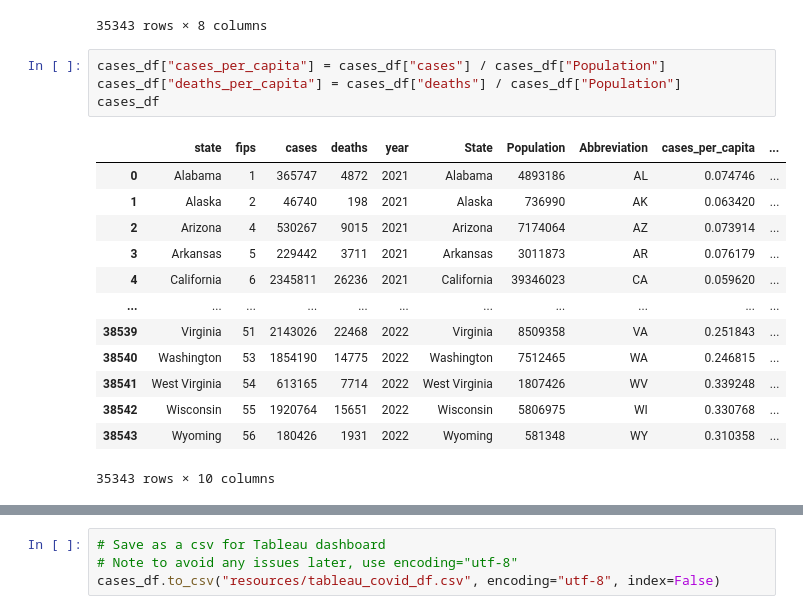
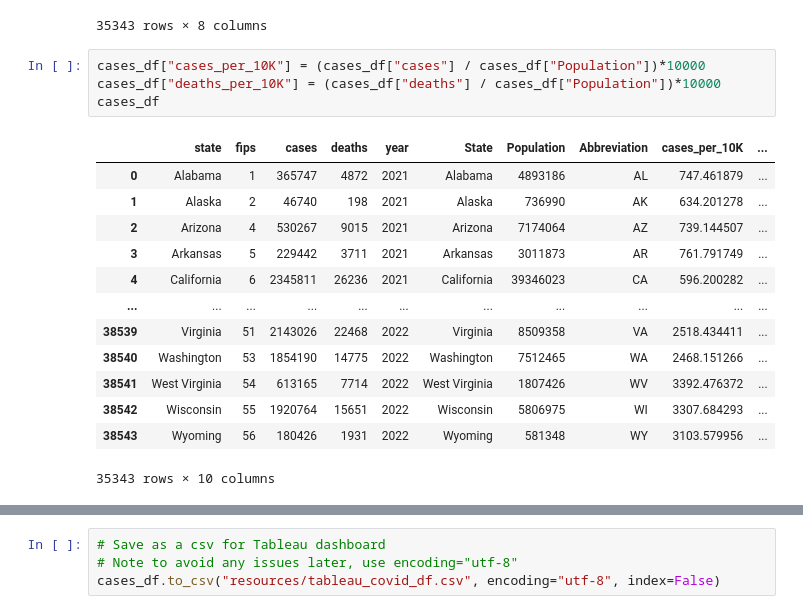
Before and after one commit to uzmabb182/Data602_Assignments, a Jupyter notebook: Final_Project_Data_602/census_api.ipynb, the cells around one changed output, grey strips where cells are left out. Saved outputs shown, nothing was run; the diff lists cells and outputs as text.

```diff
--- a/Final_Project_Data_602/census_api.ipynb
+++ b/Final_Project_Data_602/census_api.ipynb
@@ -286,20 +303,20 @@ cases_df
 | 38543 | Wyoming | 56 | 180426 | 1931 | 2022 | Wyoming | 581348 | WY |
 35343 rows × 8 columns
 # %%
-cases_df["cases_per_capita"] = cases_df["cases"] / cases_df["Population"]
-cases_df["deaths_per_capita"] = cases_df["deaths"] / cases_df["Population"]
+cases_df["cases_per_10K"] = (cases_df["cases"] / cases_df["Population"])*10000
+cases_df["deaths_per_10K"] = (cases_df["deaths"] / cases_df["Population"])*10000
 cases_df
 # %% [output]
-|  | state | fips | cases | deaths | year | State | Population | Abbreviation | cases_per_capita | ... |
-| 0 | Alabama | 1 | 365747 | 4872 | 2021 | Alabama | 4893186 | AL | 0.074746 | ... |
-| 1 | Alaska | 2 | 46740 | 198 | 2021 | Alaska | 736990 | AK | 0.063420 | ... |
-| 2 | Arizona | 4 | 530267 | 9015 | 2021 | Arizona | 7174064 | AZ | 0.073914 | ... |
-| 3 | Arkansas | 5 | 229442 | 3711 | 2021 | Arkansas | 3011873 | AR | 0.076179 | ... |
-| 4 | California | 6 | 2345811 | 26236 | 2021 | California | 39346023 | CA | 0.059620 | ... |
+|  | state | fips | cases | deaths | year | State | Population | Abbreviation | cases_per_10K | ... |
+| 0 | Alabama | 1 | 365747 | 4872 | 2021 | Alabama | 4893186 | AL | 747.461879 | ... |
+| 1 | Alaska | 2 | 46740 | 198 | 2021 | Alaska | 736990 | AK | 634.201278 | ... |
+| 2 | Arizona | 4 | 530267 | 9015 | 2021 | Arizona | 7174064 | AZ | 739.144507 | ... |
+| 3 | Arkansas | 5 | 229442 | 3711 | 2021 | Arkansas | 3011873 | AR | 761.791749 | ... |
+| 4 | California | 6 | 2345811 | 26236 | 2021 | California | 39346023 | CA | 596.200282 | ... |
 | ... | ... | ... | ... | ... | ... | ... | ... | ... | ... | ... |
-| 38539 | Virginia | 51 | 2143026 | 22468 | 2022 | Virginia | 8509358 | VA | 0.251843 | ... |
-| 38540 | Washington | 53 | 1854190 | 14775 | 2022 | Washington | 7512465 | WA | 0.246815 | ... |
-| 38541 | West Virginia | 54 | 613165 | 7714 | 2022 | West Virginia | 1807426 | WV | 0.339248 | ... |
-| 38542 | Wisconsin | 55 | 1920764 | 15651 | 2022 | Wisconsin | 5806975 | WI | 0.330768 | ... |
-| 38543 | Wyoming | 56 | 180426 | 1931 | 2022 | Wyoming | 581348 | WY | 0.310358 | ... |
+| 38539 | Virginia | 51 | 2143026 | 22468 | 2022 | Virginia | 8509358 | VA | 2518.434411 | ... |
+| 38540 | Washington | 53 | 1854190 | 14775 | 2022 | Washington | 7512465 | WA | 2468.151266 | ... |
+| 38541 | West Virginia | 54 | 613165 | 7714 | 2022 | West Virginia | 1807426 | WV | 3392.476372 | ... |
+| 38542 | Wisconsin | 55 | 1920764 | 15651 | 2022 | Wisconsin | 5806975 | WI | 3307.684293 | ... |
+| 38543 | Wyoming | 56 | 180426 | 1931 | 2022 | Wyoming | 581348 | WY | 3103.579956 | ... |
 35343 rows × 10 columns
```
Also changed, not shown: parts of 4 cells of this notebook, 2 other files.
